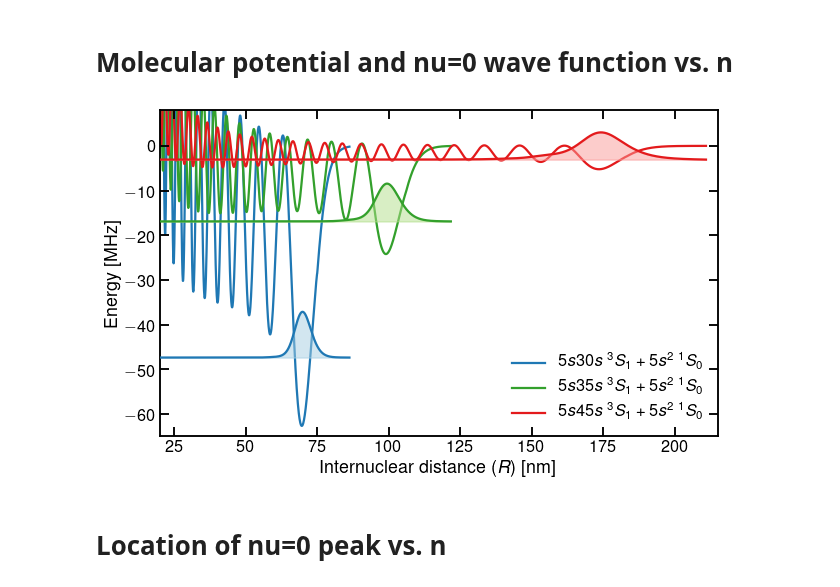
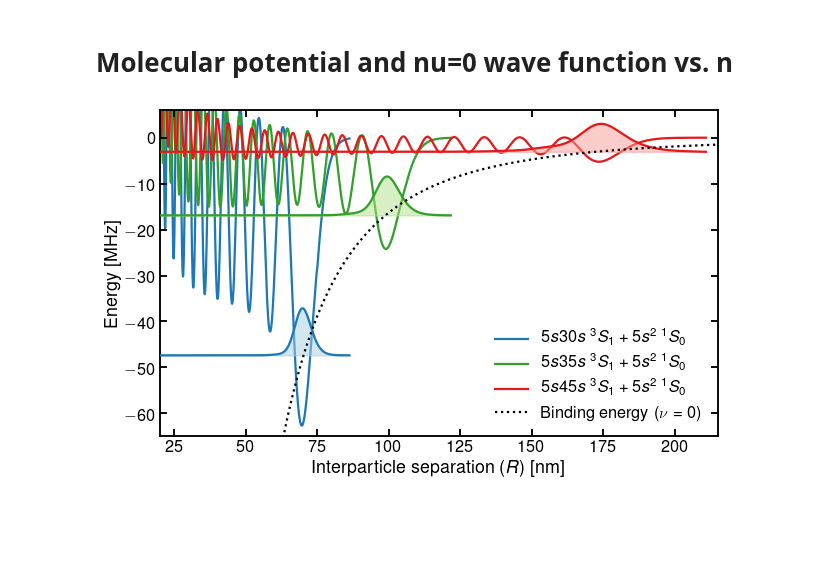
Before and after one commit to rogding/phd_thesis, a Jupyter notebook: chapters/probing_correlations/correlations/vary_n/nu_0-vary_n.ipynb, the cells around one changed output. Drawn from its saved outputs; the diff is of its cells as text; code cells hidden in the pictures; blank space fills up the shorter version.

```diff
--- a/chapters/probing_correlations/correlations/vary_n/nu_0-vary_n.ipynb
+++ b/chapters/probing_correlations/correlations/vary_n/nu_0-vary_n.ipynb
@@ -39,0 +57,16 @@ plt.rcParams.update(params)
+# %%
+def delta(n):
+    d0 = ufloat(3.371, 0.002)
+    d2 = ufloat(0.5, 0.2)
+    d4 = ufloat(-1, 2)*1E1
+    return d0 + d2/(n-d0)**2 + d4/(n-d0)**4
+
+# nu=0 radius vs. n (1.87 factor is from Shuhei)
+def R_n_nu0(n):
+    A0 = ufloat(5.29177210903, 0.00000000080)*1E-11 # [m] Bohr radius
+    R = A0 * 1.87*(n-delta(n))**2
+    return R*1E9
+
+def binding_energy(n, A, B):
+    out = A + B/(n - delta(n))**6
+    return unumpy.nominal_values(out)
@@ -39,0 +200,5 @@ plt.rcParams.update(params)
+# %%
+fit_A = fit_result.params['A'].value
+fit_B = fit_result.params['B'].value
+print('A: ' + str(fit_A))
+print('B: ' + str(fit_B))
@@ -111,36 +281,41 @@ wvf = pd.read_excel('wvf_87Sr_without_ion_atom-nu0.xlsx', sheet_name = sheet_nam
 
 wvf_scale = -1E2
 wvf_offset = wvf['E (MHz)'][0]
 
 plt.plot(pot['R (nm)'], pot['Energy shift (MHz)'],
          color=pot_line_color, label=pot_label, zorder=1)
 plt.plot(wvf['R (nm)'], wvf_scale*wvf['R psi(R)'] + wvf_offset,
          color=wvf_line_color, label='_nolegend_', zorder=3)
 plt.fill_between(wvf['R (nm)'], wvf_scale*wvf['R psi(R)'] + wvf_offset,
                  wvf_offset, color=wvf_fill_color, alpha=fill_alpha, zorder=2)
 
 ########################################
+# Binding energy vs. radius
+n = np.linspace(20, 60, 1000)
+R_ULRRM = unumpy.nominal_values(R_n_nu0(n))
+E_ULRRM = binding_energy(n, fit_A, fit_B)
+plt.plot(R_ULRRM, E_ULRRM, ':', color='black', zorder=4, label=r'Binding energy ($\nu = 0$)')
+
+########################################
 # Plot options
 
 # Axis limits
 ax.set_xlim((20, 215))
-ax.set_ylim(bottom=-65, top=8)
+ax.set_ylim(bottom=-65, top=6)
 
 # Axis tick options
 ax.xaxis.set_ticks_position('both')
 ax.yaxis.set_ticks_position('both')
-ax.tick_params(which='both', axis='both', direction='in')
+ax.tick_params(which='both', axis='both', direction='in', length=7)
 
 # Axis labels
-ax.set_xlabel(r'Internuclear distance ($R$) [\si{\nm}]')
+ax.set_xlabel(r'Interparticle separation ($R$) [\si{\nm}]')
 ax.set_ylabel(r'Energy [\si{\MHz}]')
 
 plt.legend(frameon=False)
 
 plt.savefig('vary_n-nu0.pdf', bbox_inches='tight', transparent=True)
 
 plt.show()
 # %% [output]
-[figure, old version]
+[figure, new version]
-# %% [markdown]
-# Location of nu=0 peak vs. n
```
Also changed, not shown: parts of 12 cells of this notebook, 3 other files.
